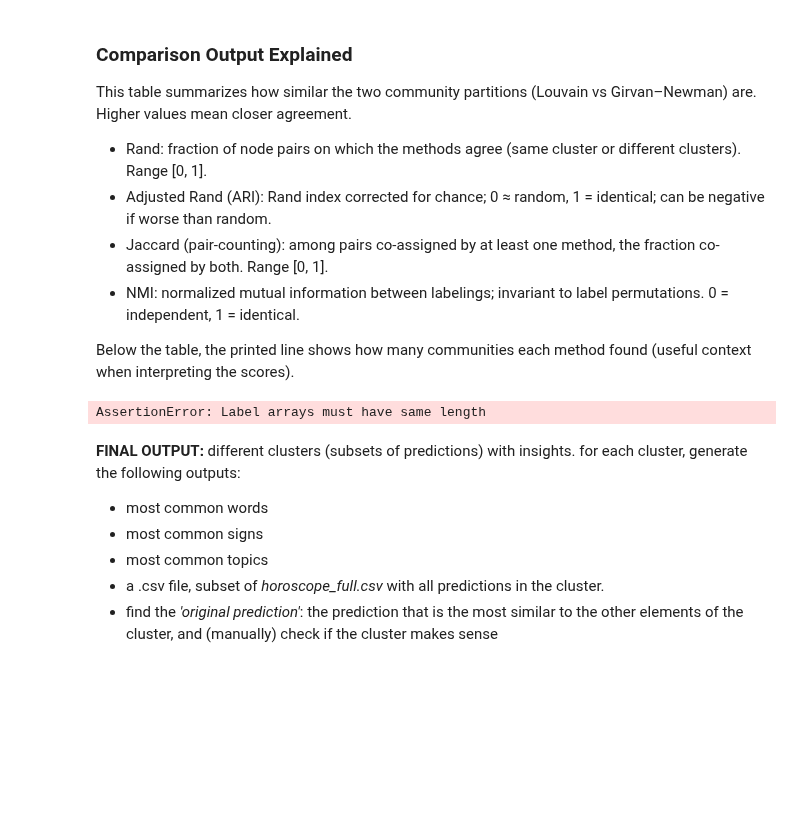
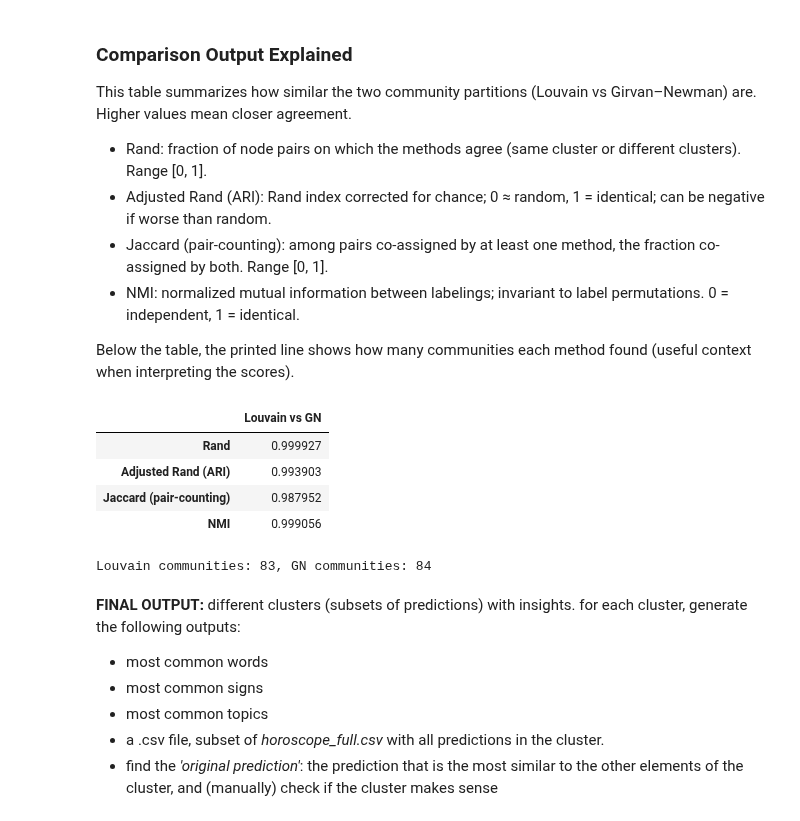
Before and after one commit to andregodinhodtu/02807_Comp_tools_project_group_02, a Jupyter notebook: notebooks/graph_clustering.ipynb, the cells around one changed output. Saved outputs shown, nothing was run; the diff lists cells and outputs as text; code cells hidden in the pictures; blank space fills up the shorter version.

```diff
--- a/notebooks/graph_clustering.ipynb
+++ b/notebooks/graph_clustering.ipynb
@@ -650,51 +154,13 @@ This table summarizes how similar the two community partitions (Louvain vs Girva
 
 Below the table, the printed line shows how many communities each method found (useful context when interpreting the scores).
 # %%
-# Compare Louvain vs Girvan–Newman partitions using clustering similarity metrics
-from sklearn.metrics import rand_score, adjusted_rand_score, normalized_mutual_info_score
-
-def jaccard_partition(y1, y2):
-    """Pair-counting Jaccard similarity between two cluster labelings.
-    Matches the definition used in exercise10 (counts co-assigned pairs)."""
-    y1 = np.asarray(y1)
-    y2 = np.asarray(y2)
-    N = len(y1)
-    S = 0  # pairs in same cluster in both
-    D = 0  # pairs in different clusters in both
-    for i in range(N):
-        for j in range(i):
-            same1 = (y1[i] == y1[j])
-            same2 = (y2[i] == y2[j])
-            if same1 and same2:
-                S += 1
-            if (not same1) and (not same2):
-                D += 1
-    total_pairs = N * (N - 1) / 2
-    if total_pairs == D:
-        return 0.0
-    return S / (total_pairs - D)
-
-# Ensure both label arrays exist and align in length
-assert 'best_labels' in globals(), "Louvain labels 'best_labels' not found"
-assert 'gn_best_labels' in globals(), "GN labels 'gn_best_labels' not found"
-assert len(best_labels) == len(gn_best_labels), "Label arrays must have same length"
-
-y_louvain = np.asarray(best_labels)
-y_gn = np.asarray(gn_best_labels)
-
-metrics = {
-    'Rand': rand_score(y_louvain, y_gn),
-    'Adjusted Rand (ARI)': adjusted_rand_score(y_louvain, y_gn),
-    'Jaccard (pair-counting)': jaccard_partition(y_louvain, y_gn),
-    'NMI': normalized_mutual_info_score(y_louvain, y_gn)
-}
-df_metrics = pd.DataFrame(metrics, index=['Louvain vs GN']).T
-display(df_metrics)
-
-# Optional: quick sanity display of community counts
-print(f"Louvain communities: {len(np.unique(y_louvain))}, GN communities: {len(np.unique(y_gn))}")
 # %% [output]
+|  | Louvain vs GN |
+| Rand | 0.999927 |
+| Adjusted Rand (ARI) | 0.993903 |
+| Jaccard (pair-counting) | 0.987952 |
+| NMI | 0.999056 |
-AssertionError: Label arrays must have same length
+Louvain communities: 83, GN communities: 84
 # %% [markdown]
 **FINAL OUTPUT:** different clusters (subsets of predictions) with insights.
 for each cluster, generate the following outputs:
```
Also changed, not shown: parts of 11 cells of this notebook, 8 other files.
